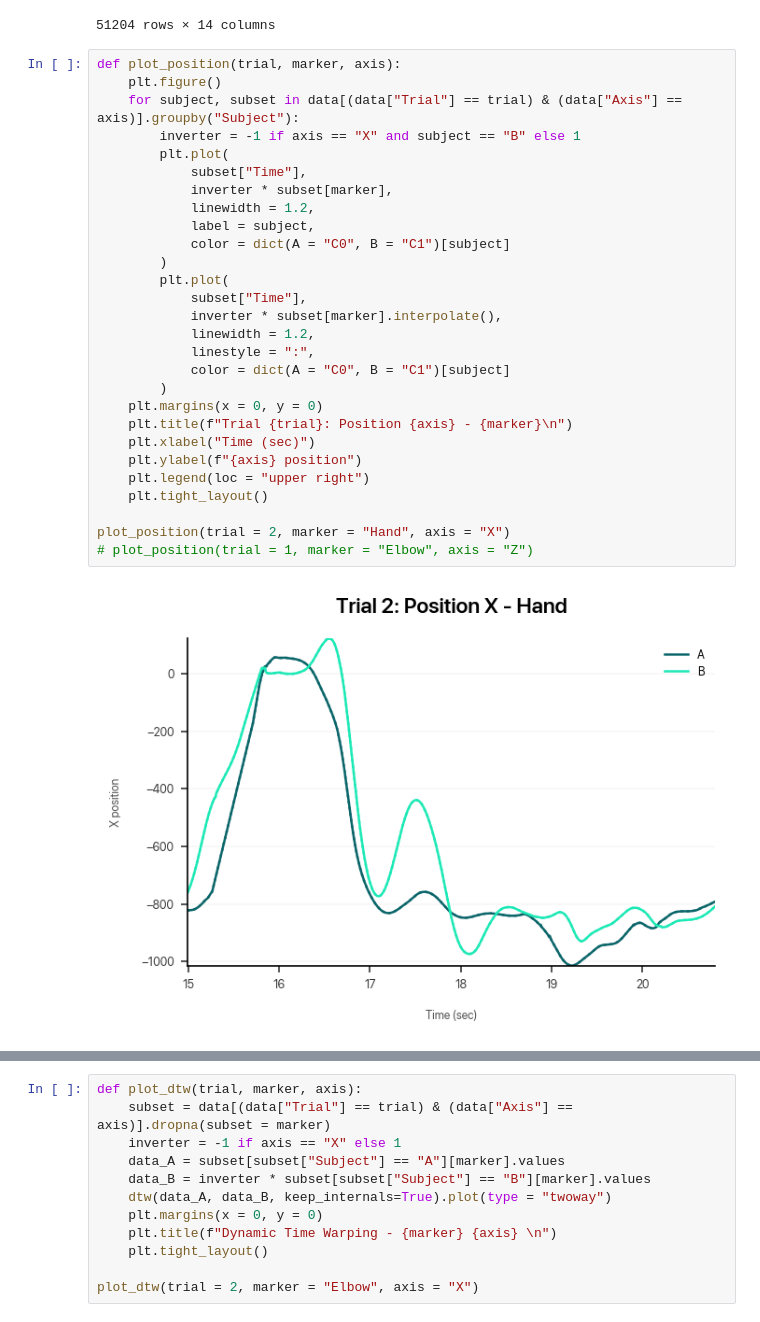
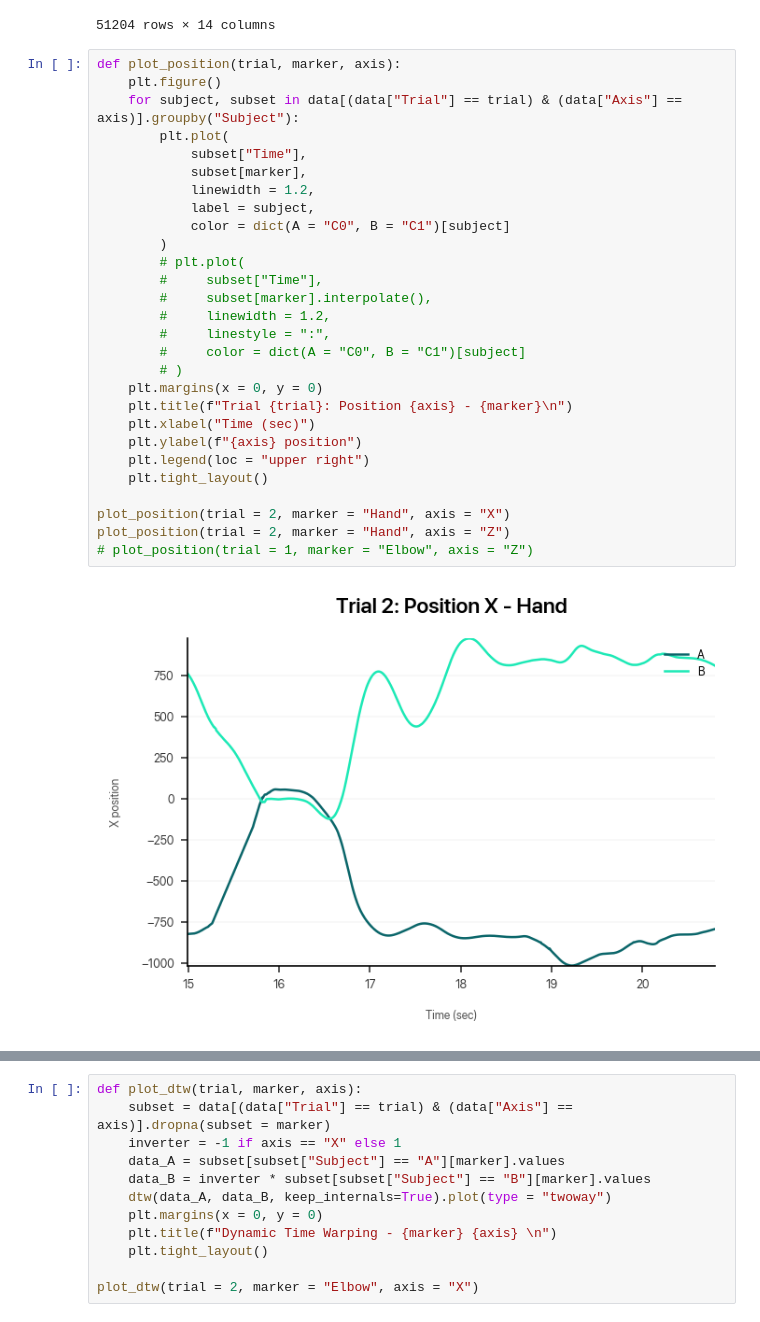
Before and after one commit to dlundgaard/dapup-mocap, a Jupyter notebook: analysis.ipynb, the cells around one changed output, grey strips where cells are left out. Cells and saved outputs as stored; diff of their text form.

```diff
--- a/analysis.ipynb
+++ b/analysis.ipynb
@@ -69,30 +69,30 @@ data
 # %%
 def plot_position(trial, marker, axis):
     plt.figure()
     for subject, subset in data[(data["Trial"] == trial) & (data["Axis"] == axis)].groupby("Subject"):
-        inverter = -1 if axis == "X" and subject == "B" else 1
         plt.plot(
             subset["Time"],
-            inverter * subset[marker],
+            subset[marker],
             linewidth = 1.2,
             label = subject,
             color = dict(A = "C0", B = "C1")[subject]
         )
-        plt.plot(
-            subset["Time"],
-            inverter * subset[marker].interpolate(),
-            linewidth = 1.2,
-            linestyle = ":",
-            color = dict(A = "C0", B = "C1")[subject]
-        )
+        # plt.plot(
+        #     subset["Time"],
+        #     subset[marker].interpolate(),
+        #     linewidth = 1.2,
+        #     linestyle = ":",
+        #     color = dict(A = "C0", B = "C1")[subject]
+        # )
     plt.margins(x = 0, y = 0)
     plt.title(f"Trial {trial}: Position {axis} - {marker}\n")
     plt.xlabel("Time (sec)")
     plt.ylabel(f"{axis} position")
     plt.legend(loc = "upper right")
     plt.tight_layout()
 
 plot_position(trial = 2, marker = "Hand", axis = "X")
+plot_position(trial = 2, marker = "Hand", axis = "Z")
 # plot_position(trial = 1, marker = "Elbow", axis = "Z")
 # %% [output]
-[figure, old version]
+[figure, new version]
```
Also changed, not shown: parts of 3 cells of this notebook.
